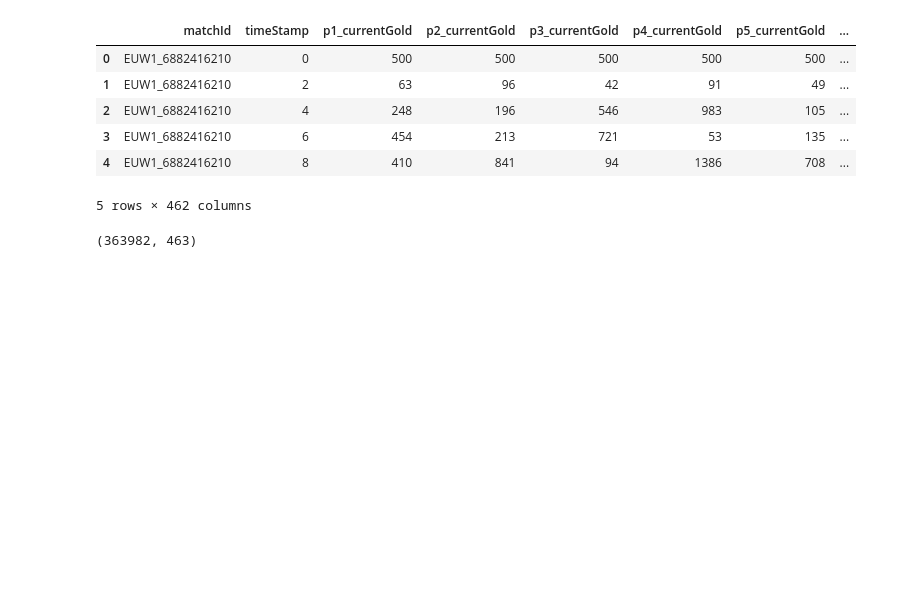
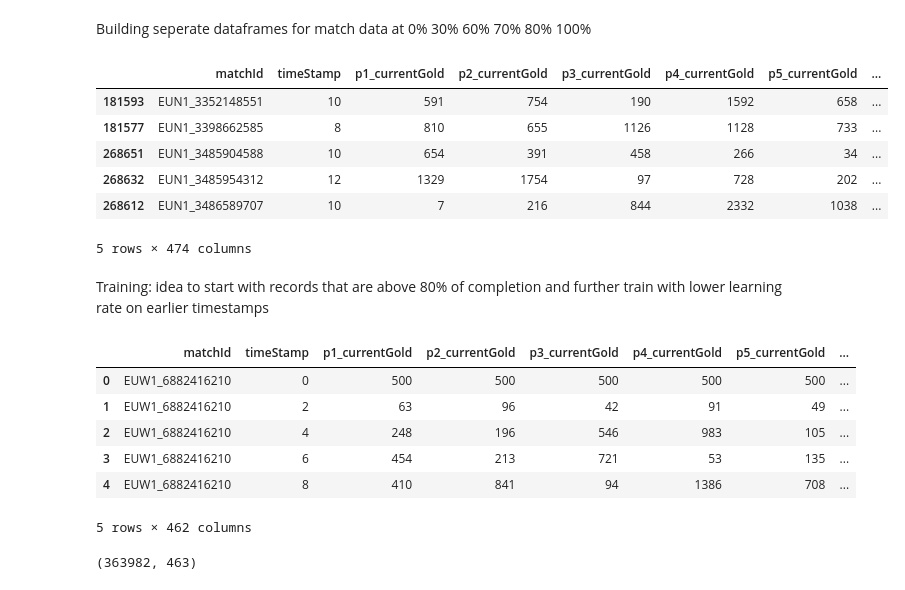
Before and after one commit to Qesterius/Lol_match_outcome_prediction, a Jupyter notebook: timestamped_data_analisys.ipynb, the cells around one changed output. Drawn from its saved outputs; the diff is of its cells as text; code cells hidden in the pictures; blank space fills up the shorter version.

```diff
--- a/timestamped_data_analisys.ipynb
+++ b/timestamped_data_analisys.ipynb
@@ -1,4 +1,4 @@
 # %%
 import pandas as pd
 
-timestamps_data = pd.read_csv('../siwsi-lol-matches-predictions/timestamps.csv')
+timestamps_data = pd.read_csv('../siwsi-lol-matches-predictions/timestamps_ext.csv')
@@ -33,3 +50,25 @@ player_cols
+# %% [markdown]
+Building seperate dataframes for match data at 0% 30% 60% 70% 80% 100%
+# %%
+timestamps_starting = timestamps_data[timestamps_data['timeStamp'] == 0]
+
+#for each match_id row with timestamp value closest to 0.3
+timestamps_30p = timestamps_data.loc[timestamps_data.groupby('matchId')['percentTimeStamp'].apply(lambda x: (x - 0.3).abs().idxmin()) ]
+timestamps_60p = timestamps_data.loc[timestamps_data.groupby('matchId')['percentTimeStamp'].apply(lambda x: (x - 0.6).abs().idxmin()) ]
+timestamps_80p = timestamps_data.loc[timestamps_data.groupby('matchId')['percentTimeStamp'].apply(lambda x: (x - 0.8).abs().idxmin()) ]
+timestamps_100p = timestamps_data.loc[timestamps_data.groupby('matchId')['percentTimeStamp'].apply(lambda x: (x - 1.0).abs().idxmin()) ]
+# %%
+timestamps_30p.head()
+# %% [output]
+|  | matchId | timeStamp | p1_currentGold | p2_currentGold | p3_currentGold | p4_currentGold | p5_currentGold | ... |
+| 181593 | EUN1_3352148551 | 10 | 591 | 754 | 190 | 1592 | 658 | ... |
+| 181577 | EUN1_3398662585 | 8 | 810 | 655 | 1126 | 1128 | 733 | ... |
+| 268651 | EUN1_3485904588 | 10 | 654 | 391 | 458 | 266 | 34 | ... |
+| 268632 | EUN1_3485954312 | 12 | 1329 | 1754 | 97 | 728 | 202 | ... |
+| 268612 | EUN1_3486589707 | 10 | 7 | 216 | 844 | 2332 | 1038 | ... |
+5 rows × 474 columns
+# %% [markdown]
+Training: idea to start with records that are above 80% of completion and further train with lower learning rate on earlier timestamps
 # %%
 target = pd.read_csv('../siwsi-lol-matches-predictions/first_win.csv')
 # %%
```
Also changed, not shown: parts of 9 cells of this notebook.
